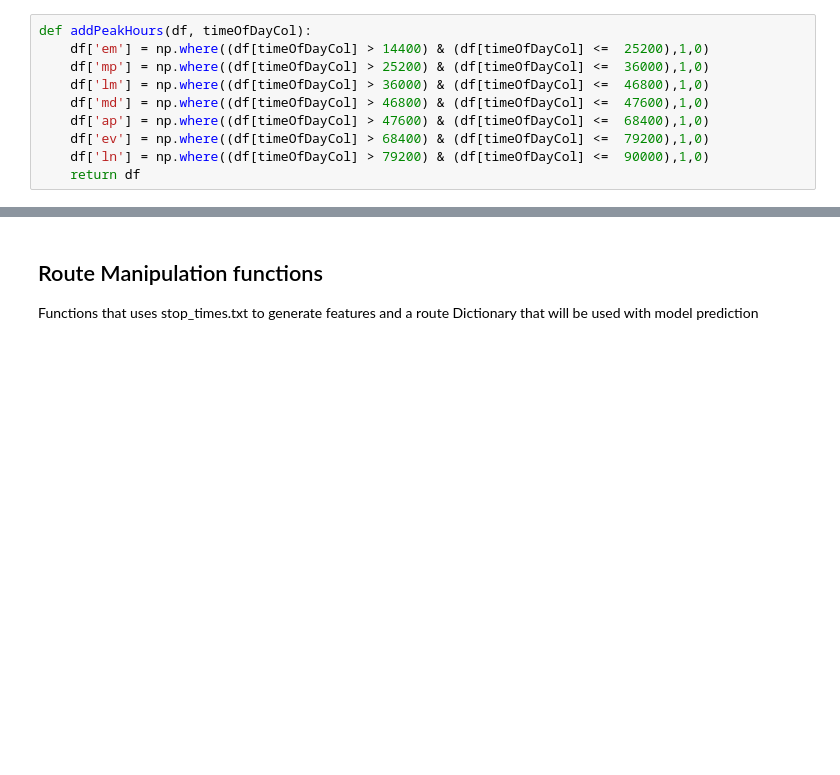
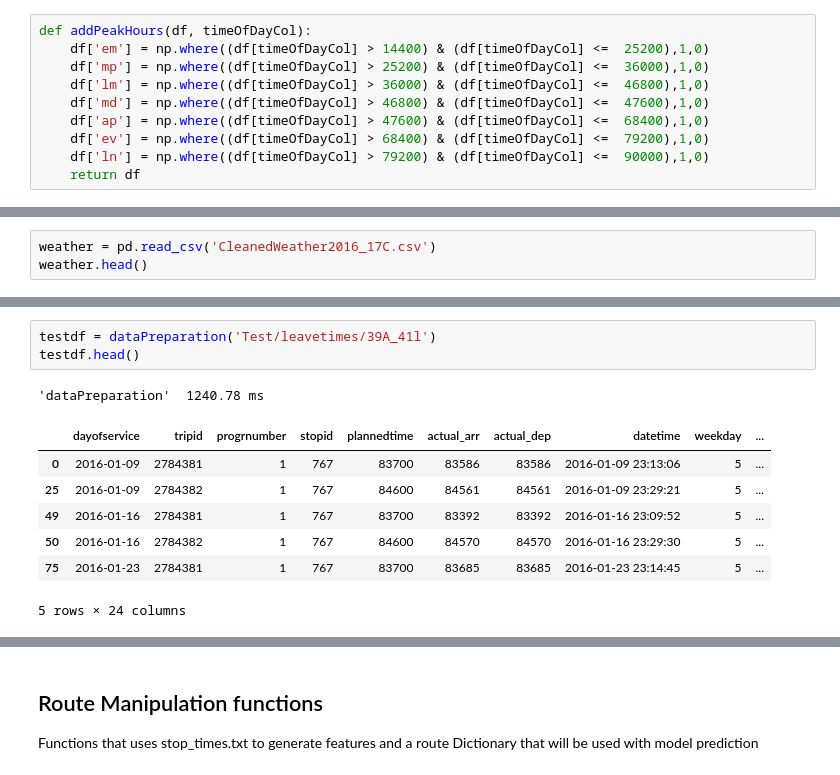
Before and after one commit to xinyuewang1/DublinBusDataAnalysis, a Jupyter notebook: Some fucntions.ipynb, the cells around one changed output, grey strips where cells are left out. Drawn from its saved outputs; the diff is of its cells as text; blank space fills up the shorter version.

```diff
--- a/Some fucntions.ipynb
+++ b/Some fucntions.ipynb
@@ -152,0 +163,3 @@ def addPeakHours(df, timeOfDayCol):
+# %%
+weather = pd.read_csv('CleanedWeather2016_17C.csv')
+weather.head()
@@ -152,0 +266,12 @@ def addPeakHours(df, timeOfDayCol):
+# %%
+testdf = dataPreparation('Test/leavetimes/39A_41l')
+testdf.head()
+# %% [output]
+'dataPreparation'  1240.78 ms
+|  | dayofservice | tripid | progrnumber | stopid | plannedtime | actual_arr | actual_dep | datetime | weekday | ... |
+| 0 | 2016-01-09 | 2784381 | 1 | 767 | 83700 | 83586 | 83586 | 2016-01-09 23:13:06 | 5 | ... |
+| 25 | 2016-01-09 | 2784382 | 1 | 767 | 84600 | 84561 | 84561 | 2016-01-09 23:29:21 | 5 | ... |
+| 49 | 2016-01-16 | 2784381 | 1 | 767 | 83700 | 83392 | 83392 | 2016-01-16 23:09:52 | 5 | ... |
+| 50 | 2016-01-16 | 2784382 | 1 | 767 | 84600 | 84570 | 84570 | 2016-01-16 23:29:30 | 5 | ... |
+| 75 | 2016-01-23 | 2784381 | 1 | 767 | 83700 | 83685 | 83685 | 2016-01-23 23:14:45 | 5 | ... |
+5 rows × 24 columns
```
Also changed, not shown: parts of 28 cells of this notebook.
